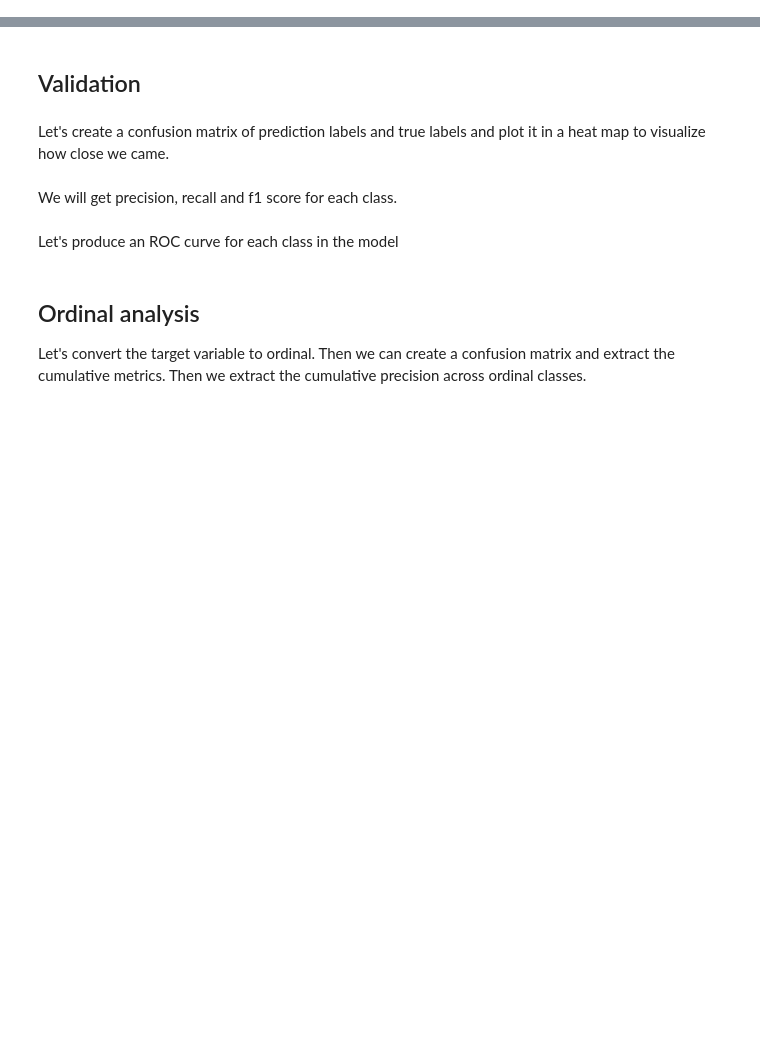
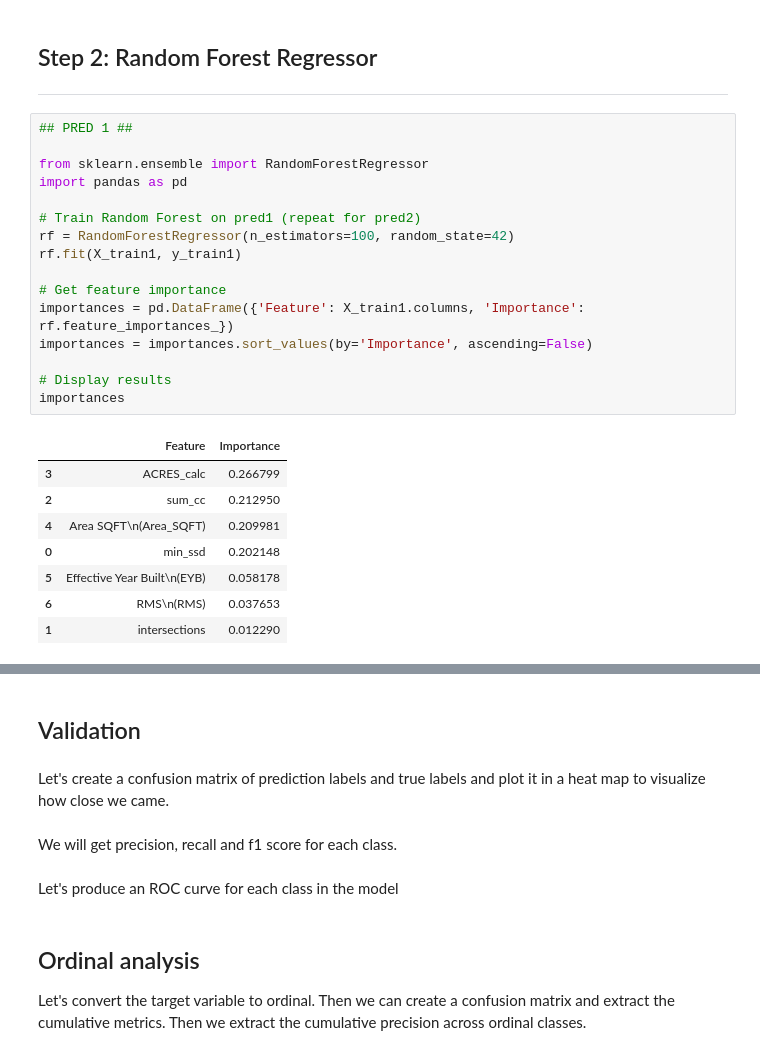
Before and after one commit to bryceayoung/ouray, a Jupyter notebook: workflows/analysis/risk_pred.ipynb, the cells around one changed output, grey strips where cells are left out. Drawn from its saved outputs; the diff is of its cells as text; blank space fills up the shorter version.

```diff
--- a/workflows/analysis/risk_pred.ipynb
+++ b/workflows/analysis/risk_pred.ipynb
@@ -32,0 +193,28 @@ print(classification_report(y_test, y_pred))
+# %% [markdown]
+## Step 2: Random Forest Regressor
+---
+# %%
+## PRED 1 ##
+
+from sklearn.ensemble import RandomForestRegressor
+import pandas as pd
+
+# Train Random Forest on pred1 (repeat for pred2)
+rf = RandomForestRegressor(n_estimators=100, random_state=42)
+rf.fit(X_train1, y_train1)
+
+# Get feature importance
+importances = pd.DataFrame({'Feature': X_train1.columns, 'Importance': rf.feature_importances_})
+importances = importances.sort_values(by='Importance', ascending=False)
+
+# Display results
+importances
+# %% [output]
+|  | Feature | Importance |
+| 3 | ACRES_calc | 0.266799 |
+| 2 | sum_cc | 0.212950 |
+| 4 | Area SQFT\n(Area_SQFT) | 0.209981 |
+| 0 | min_ssd | 0.202148 |
+| 5 | Effective Year Built\n(EYB) | 0.058178 |
+| 6 | RMS\n(RMS) | 0.037653 |
+| 1 | intersections | 0.012290 |
```
Also changed, not shown: parts of 14 cells of this notebook.
